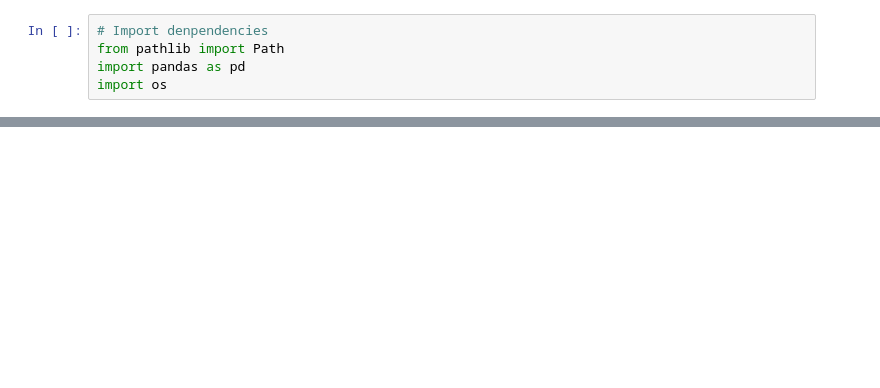
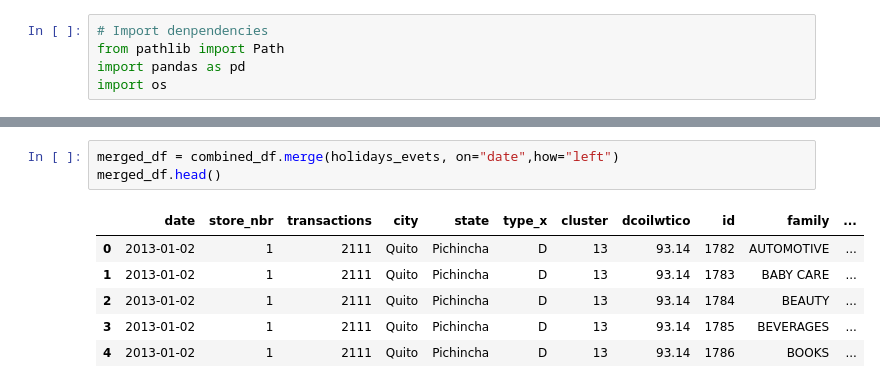
Before and after one commit to muhkashiff/store_sales_forecasting, a Jupyter notebook: store_sale.ipynb, the cells around one changed output, grey strips where cells are left out. Cells and saved outputs as stored; diff of their text form; blank space fills up the shorter version.

```diff
--- a/store_sale.ipynb
+++ b/store_sale.ipynb
@@ -34,0 +244,10 @@ transactions loaded successfully.
+# %%
+merged_df = combined_df.merge(holidays_evets, on="date",how="left")
+merged_df.head()
+# %% [output]
+|  | date | store_nbr | transactions | city | state | type_x | cluster | dcoilwtico | id | family | ... |
+| 0 | 2013-01-02 | 1 | 2111 | Quito | Pichincha | D | 13 | 93.14 | 1782 | AUTOMOTIVE | ... |
+| 1 | 2013-01-02 | 1 | 2111 | Quito | Pichincha | D | 13 | 93.14 | 1783 | BABY CARE | ... |
+| 2 | 2013-01-02 | 1 | 2111 | Quito | Pichincha | D | 13 | 93.14 | 1784 | BEAUTY | ... |
+| 3 | 2013-01-02 | 1 | 2111 | Quito | Pichincha | D | 13 | 93.14 | 1785 | BEVERAGES | ... |
+| 4 | 2013-01-02 | 1 | 2111 | Quito | Pichincha | D | 13 | 93.14 | 1786 | BOOKS | ... |
```
Also changed, not shown: parts of 30 cells of this notebook.
